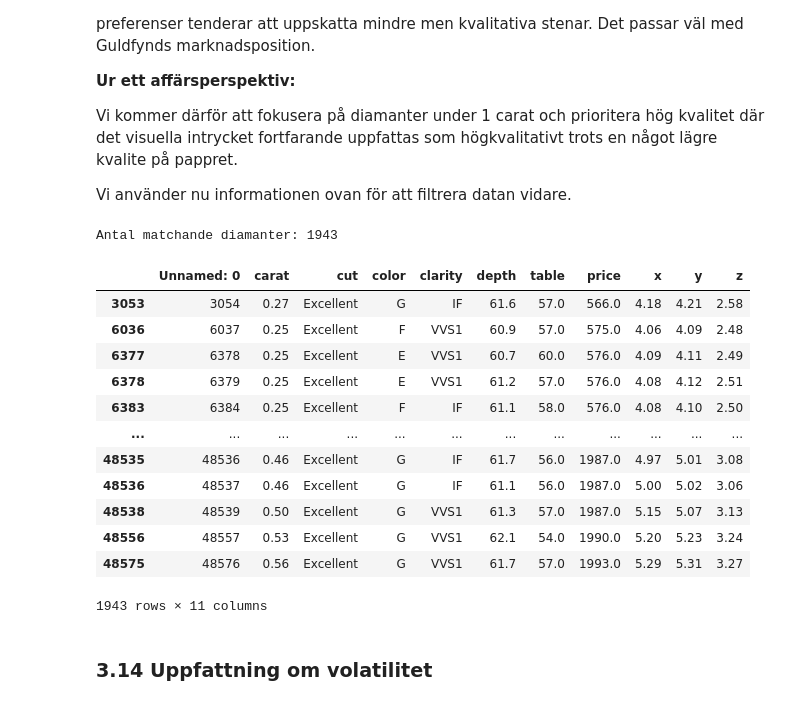
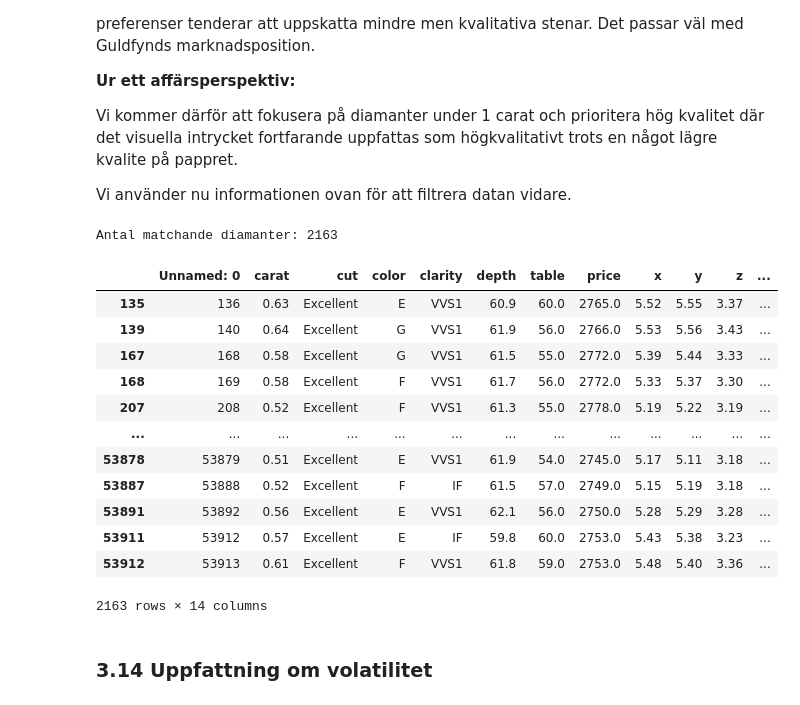
Before and after one commit to edvinrunhellen/knowledge_control_python, a Jupyter notebook: del_2_diamonds.ipynb, the cells around one changed output. Cells and saved outputs as stored; diff of their text form; code cells hidden in the pictures.

```diff
--- a/del_2_diamonds.ipynb
+++ b/del_2_diamonds.ipynb
@@ -303,5 +322,30 @@ plt.title("Genomsnittspris per Caratintervall")
 plt.xlabel("Pris")
 plt.ylabel("Carat-intervall")
 plt.show()
+
+
+
+# Skapa caratintervall
+bins = [0, 0.25, 0.5, 0.75, 1.0, 1.25, 1.5, 2.0, 2.5, 3.0, 3.5, 4.0, 5.0]
+labels = ["0-0.25", "0.25-0.5", "0.5-0.75", "0.75-1.0", "1.0-1.25", "1.25-1.5",
+          "1.5-2.0", "2.0-2.5", "2.5-3.0", "3.0-3.5", "3.5-4.0", "4.0-5.0"]
+df['carat_range'] = pd.cut(df['carat'], bins=bins, labels=labels)
+
+# Räkna ut pris per carat
+df['price_per_carat'] = df['price'] / df['carat']
+
+# Genomsnittligt pris per carat per intervall
+avg_ppc = df.groupby('carat_range')['price_per_carat'].mean().reset_index()
+
+# Plot
+plt.figure(figsize=(10, 6))
+sns.lineplot(data=avg_ppc, x='carat_range', y='price_per_carat', marker='o')
+plt.title('Pris per carat i olika caratintervall')
+plt.xlabel('Caratintervall')
+plt.ylabel('Genomsnittligt pris per carat')
+plt.xticks(rotation=45)
+plt.grid(True)
+plt.tight_layout()
+plt.show()
 # %% [output]
 [figure]
@@ -448,7 +493,7 @@ Hittar vi billigare stenar per carat pris kan det indikera på goda investerings
 ### 3.9 Genomsnittligt pris per carat per Caratintervall
 # %%
 
-df = sns.load_dataset("diamonds")
+
 
 # caratintervall
 bins = [0, 0.25, 0.5, 0.75, 1.0, 1.25, 1.5, 2.0, 2.5, 3.0, 3.5, 4.0, 5.0]
@@ -477,5 +522,15 @@ plt.tight_layout()
 plt.show()
 
 top3_value
+
+plt.figure(figsize=(10, 6))
+sns.lineplot(data=avg_ppc, x='carat_range', y='price_per_carat', marker='o')
+plt.title('Pris per carat i olika caratintervall')
+plt.xlabel('Caratintervall')
+plt.ylabel('Genomsnittligt pris per carat')
+plt.xticks(rotation=45)
+plt.grid(True)
+plt.tight_layout()
+plt.show()
 # %% [output]
 [figure]
@@ -672,29 +715,29 @@ Vi använder nu informationen ovan för att filtrera datan vidare.
 # %%
 filtered = df[
     (df["carat"] >= 0.25) & (df["carat"] <= 1) &
     (df["clarity"].isin(["IF", "VVS1"])) &
     (df["color"].isin(["E", "F", "G"])) &
     (df["cut"] == "Excellent") &
-    (df["price"] < 2000)
+    (df["price"] < 3000)
 ]
 
 print("Antal matchande diamanter:", len(filtered))
 filtered
 # %% [output]
-Antal matchande diamanter: 1943
+Antal matchande diamanter: 2163
-|  | Unnamed: 0 | carat | cut | color | clarity | depth | table | price | x | y | z |
-| 3053 | 3054 | 0.27 | Excellent | G | IF | 61.6 | 57.0 | 566.0 | 4.18 | 4.21 | 2.58 |
-| 6036 | 6037 | 0.25 | Excellent | F | VVS1 | 60.9 | 57.0 | 575.0 | 4.06 | 4.09 | 2.48 |
-| 6377 | 6378 | 0.25 | Excellent | E | VVS1 | 60.7 | 60.0 | 576.0 | 4.09 | 4.11 | 2.49 |
-| 6378 | 6379 | 0.25 | Excellent | E | VVS1 | 61.2 | 57.0 | 576.0 | 4.08 | 4.12 | 2.51 |
-| 6383 | 6384 | 0.25 | Excellent | F | IF | 61.1 | 58.0 | 576.0 | 4.08 | 4.10 | 2.50 |
-| ... | ... | ... | ... | ... | ... | ... | ... | ... | ... | ... | ... |
-| 48535 | 48536 | 0.46 | Excellent | G | IF | 61.7 | 56.0 | 1987.0 | 4.97 | 5.01 | 3.08 |
-| 48536 | 48537 | 0.46 | Excellent | G | IF | 61.1 | 56.0 | 1987.0 | 5.00 | 5.02 | 3.06 |
-| 48538 | 48539 | 0.50 | Excellent | G | VVS1 | 61.3 | 57.0 | 1987.0 | 5.15 | 5.07 | 3.13 |
-| 48556 | 48557 | 0.53 | Excellent | G | VVS1 | 62.1 | 54.0 | 1990.0 | 5.20 | 5.23 | 3.24 |
-| 48575 | 48576 | 0.56 | Excellent | G | VVS1 | 61.7 | 57.0 | 1993.0 | 5.29 | 5.31 | 3.27 |
+|  | Unnamed: 0 | carat | cut | color | clarity | depth | table | price | x | y | z | ... |
+| 135 | 136 | 0.63 | Excellent | E | VVS1 | 60.9 | 60.0 | 2765.0 | 5.52 | 5.55 | 3.37 | ... |
+| 139 | 140 | 0.64 | Excellent | G | VVS1 | 61.9 | 56.0 | 2766.0 | 5.53 | 5.56 | 3.43 | ... |
+| 167 | 168 | 0.58 | Excellent | G | VVS1 | 61.5 | 55.0 | 2772.0 | 5.39 | 5.44 | 3.33 | ... |
+| 168 | 169 | 0.58 | Excellent | F | VVS1 | 61.7 | 56.0 | 2772.0 | 5.33 | 5.37 | 3.30 | ... |
+| 207 | 208 | 0.52 | Excellent | F | VVS1 | 61.3 | 55.0 | 2778.0 | 5.19 | 5.22 | 3.19 | ... |
+| ... | ... | ... | ... | ... | ... | ... | ... | ... | ... | ... | ... | ... |
+| 53878 | 53879 | 0.51 | Excellent | E | VVS1 | 61.9 | 54.0 | 2745.0 | 5.17 | 5.11 | 3.18 | ... |
+| 53887 | 53888 | 0.52 | Excellent | F | IF | 61.5 | 57.0 | 2749.0 | 5.15 | 5.19 | 3.18 | ... |
+| 53891 | 53892 | 0.56 | Excellent | E | VVS1 | 62.1 | 56.0 | 2750.0 | 5.28 | 5.29 | 3.28 | ... |
+| 53911 | 53912 | 0.57 | Excellent | E | IF | 59.8 | 60.0 | 2753.0 | 5.43 | 5.38 | 3.23 | ... |
+| 53912 | 53913 | 0.61 | Excellent | F | VVS1 | 61.8 | 59.0 | 2753.0 | 5.48 | 5.40 | 3.36 | ... |
-1943 rows × 11 columns
+2163 rows × 14 columns
 # %% [markdown]
 ### 3.14 Uppfattning om volatilitet
 # %%
```
Also changed, not shown: parts of 26 cells of this notebook, 11 other files.
